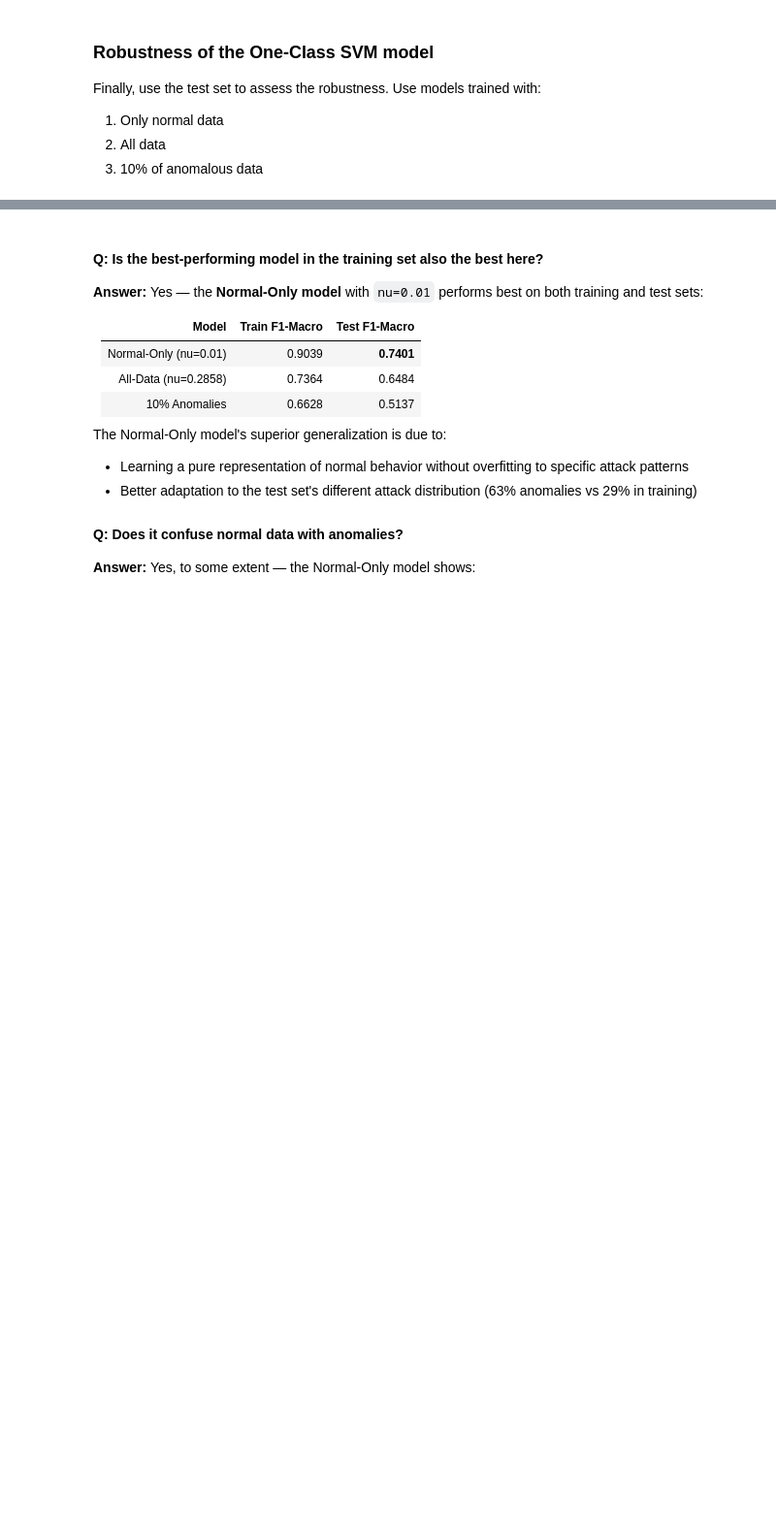
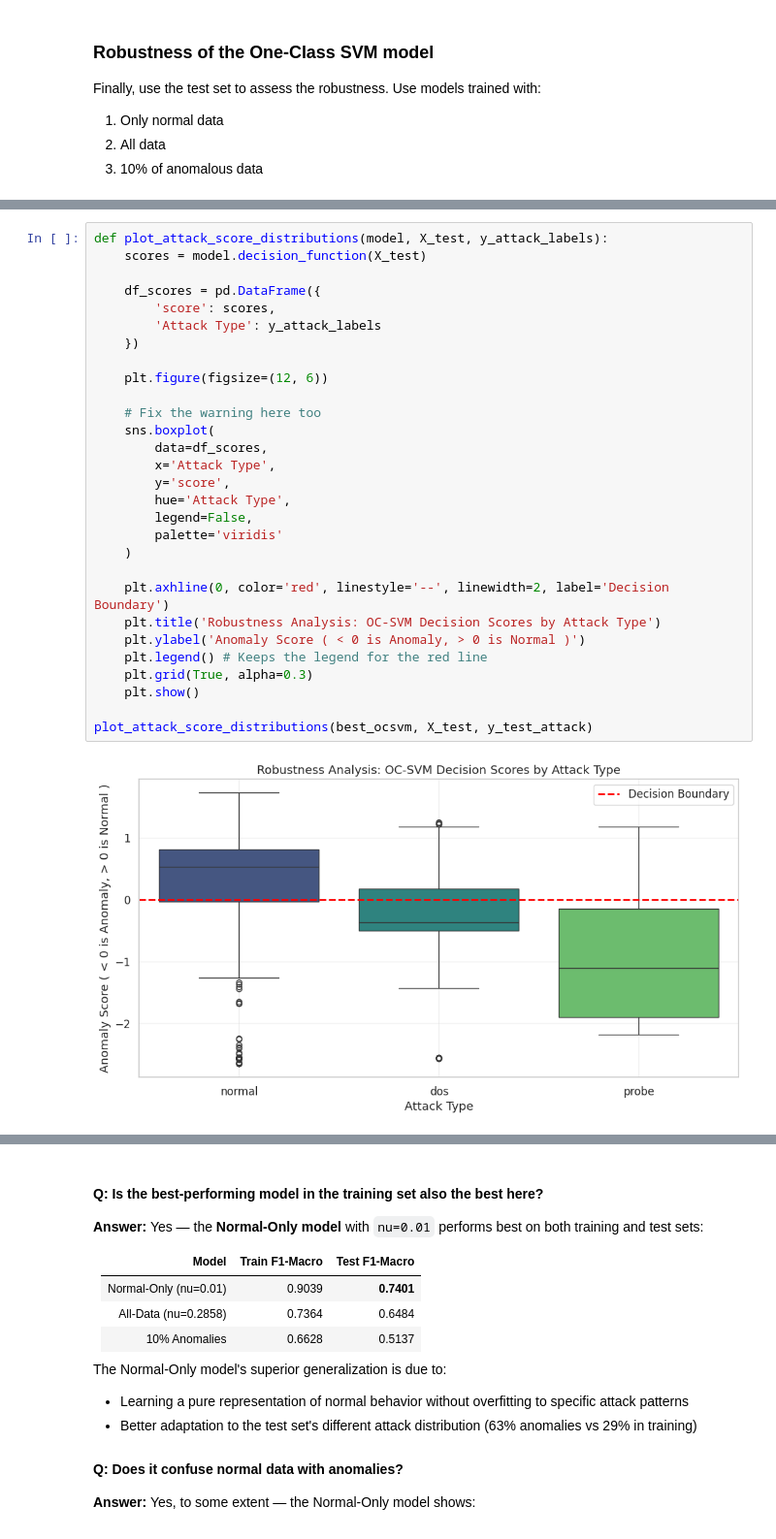
Before and after one commit to AImSecure/Laboratory3, a Jupyter notebook: lab/notebooks/Lab3_Anomaly_Detection.ipynb, the cells around one changed output, grey strips where cells are left out. Shown at 97% size. Saved outputs shown, nothing was run; the diff lists cells and outputs as text; blank space fills up the shorter version.

```diff
--- a/lab/notebooks/Lab3_Anomaly_Detection.ipynb
+++ b/lab/notebooks/Lab3_Anomaly_Detection.ipynb
@@ -1588,0 +1590,31 @@ Passing `palette` without assigning `hue` is deprecated and will be removed in v
+# %%
+def plot_attack_score_distributions(model, X_test, y_attack_labels):
+    scores = model.decision_function(X_test)
+
+    df_scores = pd.DataFrame({
+        'score': scores,
+        'Attack Type': y_attack_labels
+    })
+
+    plt.figure(figsize=(12, 6))
+
+    # Fix the warning here too
+    sns.boxplot(
+        data=df_scores,
+        x='Attack Type',
+        y='score',
+        hue='Attack Type',
+        legend=False,
+        palette='viridis'
+    )
+
+    plt.axhline(0, color='red', linestyle='--', linewidth=2, label='Decision Boundary')
+    plt.title('Robustness Analysis: OC-SVM Decision Scores by Attack Type')
+    plt.ylabel('Anomaly Score ( < 0 is Anomaly, > 0 is Normal )')
+    plt.legend() # Keeps the legend for the red line
+    plt.grid(True, alpha=0.3)
+    plt.show()
+
+plot_attack_score_distributions(best_ocsvm, X_test, y_test_attack)
+# %% [output]
+[figure, added]
```
Also changed, not shown: parts of 17 cells of this notebook.
